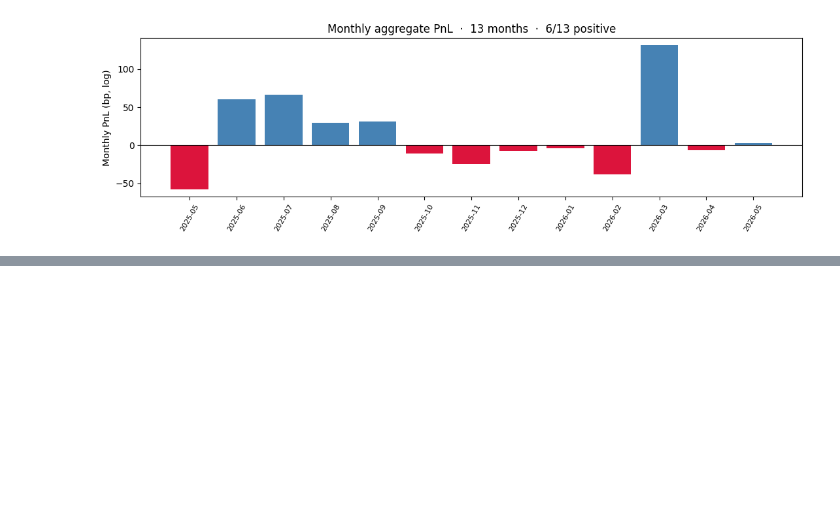
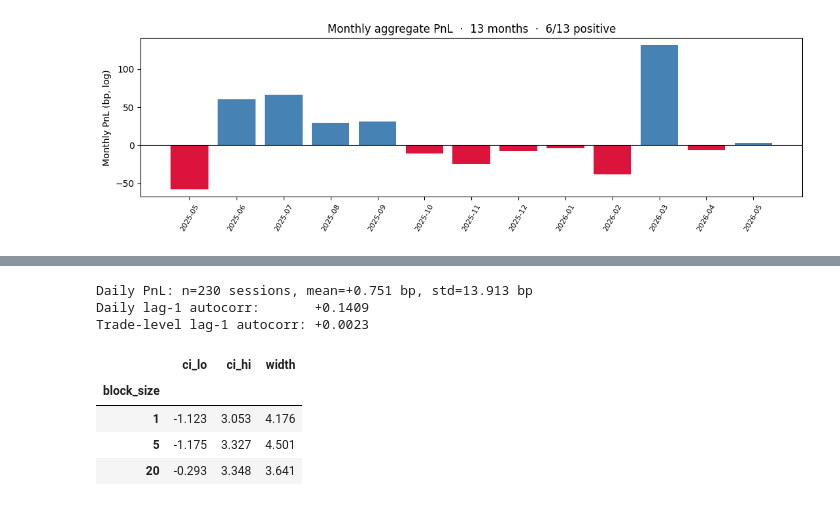
Before and after one commit to MichaelHelmers/quantitative-analysis, a Jupyter notebook: 09-backtesting-honest/lesson.ipynb, the cells around one changed output, grey strips where cells are left out. Cells and saved outputs as stored; diff of their text form; code cells hidden in the pictures; blank space fills up the shorter version.

```diff
--- a/09-backtesting-honest/lesson.ipynb
+++ b/09-backtesting-honest/lesson.ipynb
@@ -344,0 +498,52 @@ plt.show()
+# %%
+# Exercise 3: Block bootstrap on daily PnL.
+# Aggregate the canonical (next_open) ledger to daily PnL and re-run the block
+# bootstrap. The prediction: trades within a day share the day's regime, so the
+# unit-of-analysis switch from per-trade to per-day will surface autocorrelation
+# that the trade-level bootstrap could not see.
+
+# Sum per-trade log PnL within each session_date to get one observation per day.
+daily_pnl = tr.groupby("session_date")["pnl_log"].sum().sort_index()
+print(f"Daily PnL: n={len(daily_pnl)} sessions, "
+      f"mean={daily_pnl.mean()*1e4:+.3f} bp, "
+      f"std={daily_pnl.std()*1e4:.3f} bp")
+# Lag-1 autocorrelation: how much does today's PnL predict tomorrow's?
+# Compare to the trade-level autocorr (~0) from §5's "block size barely matters"
+# finding.
+print(f"Daily lag-1 autocorr:       {daily_pnl.autocorr(1):+.4f}")
+print(f"Trade-level lag-1 autocorr: {tr['pnl_log'].autocorr(1):+.4f}")
+
+def bootstrap_daily_sharpe(arr, n_resamples=2000, block_size=1, seed=0):
+    rng_ = np.random.default_rng(seed)
+    n = len(arr); out = np.empty(n_resamples)
+    for j in range(n_resamples):
+        if block_size == 1:
+            bs = arr[rng_.integers(0, n, size=n)]
+        else:
+            # Block bootstrap on the daily series: contiguous chunks preserve
+            # any day-to-day autocorrelation in PnL.
+            n_blocks = max(1, n // block_size)
+            starts = rng_.integers(0, n - block_size + 1, size=n_blocks)
+            bs = np.concatenate([arr[s:s+block_size] for s in starts])
+        # Annualize daily Sharpe with √252 (calendar clock, one obs per day).
+        out[j] = (bs.mean() / bs.std()) * np.sqrt(252) if bs.std() > 0 else np.nan
+    return out
+
+arr_daily = daily_pnl.to_numpy()
+daily_rows = []
+for bs_size in [1, 5, 20]:
+    sh = bootstrap_daily_sharpe(arr_daily, n_resamples=4000, block_size=bs_size,
+                                seed=100 + bs_size)
+    lo, hi = np.nanpercentile(sh, [2.5, 97.5])
+    daily_rows.append({"block_size": bs_size, "ci_lo": round(lo, 3),
+                       "ci_hi": round(hi, 3), "width": round(hi - lo, 3)})
+pd.DataFrame(daily_rows).set_index("block_size")
+# %% [output]
+Daily PnL: n=230 sessions, mean=+0.751 bp, std=13.913 bp
+Daily lag-1 autocorr:       +0.1409
+Trade-level lag-1 autocorr: +0.0023
+|  | ci_lo | ci_hi | width |
+| block_size |  |  |  |
+| 1 | -1.123 | 3.053 | 4.176 |
+| 5 | -1.175 | 3.327 | 4.501 |
+| 20 | -0.293 | 3.348 | 3.641 |
```
Also changed, not shown: parts of 8 cells of this notebook, 1 other file.
